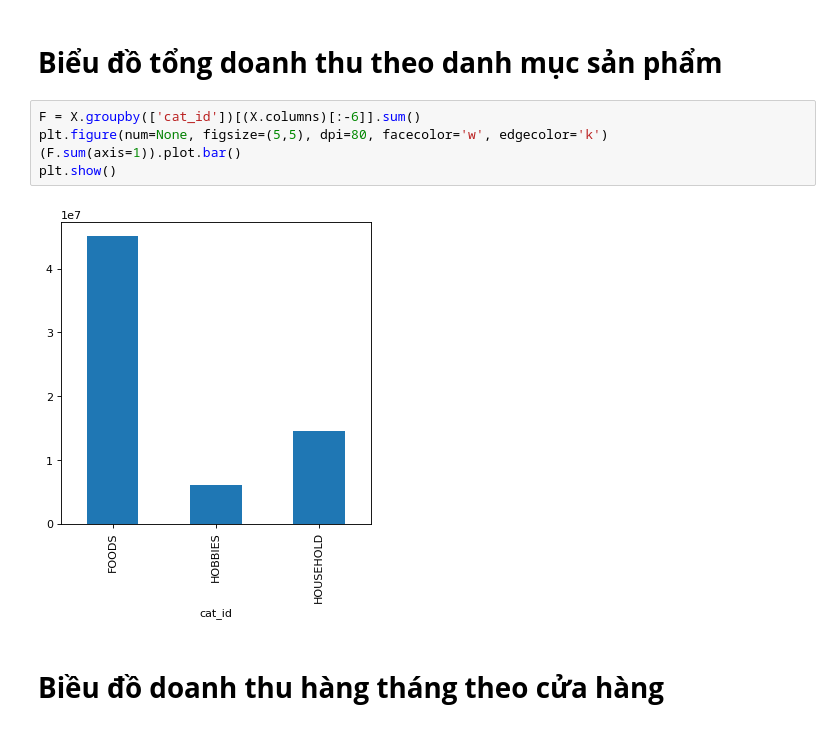
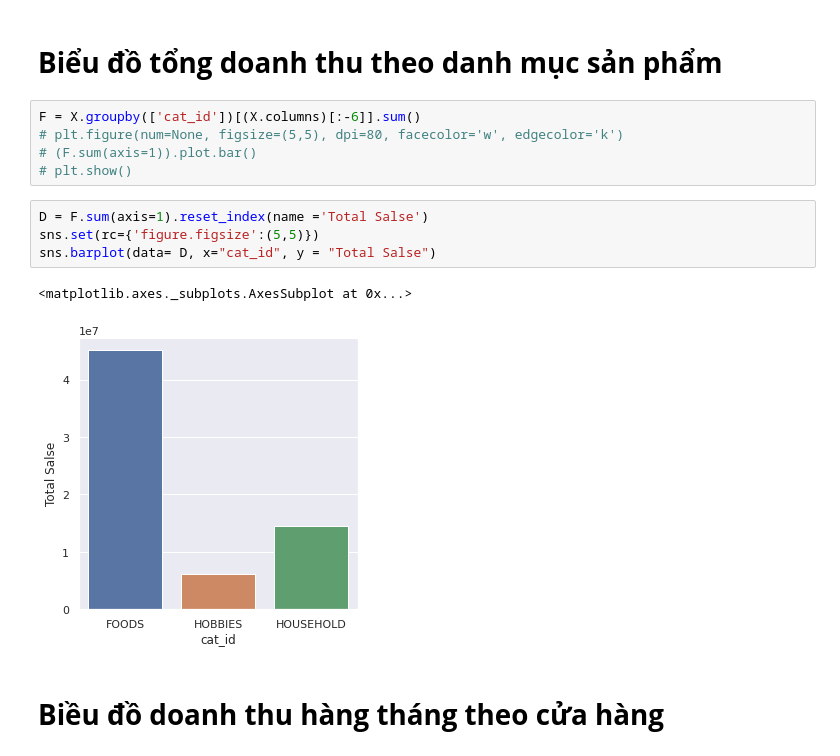
Before and after one commit to khanh22mse23057/python4engineer-assignments, a Jupyter notebook: Assignments2_Overview_M5_EDA.ipynb, the cells around one changed output. Saved outputs shown, nothing was run; the diff lists cells and outputs as text.

```diff
--- a/Assignments2_Overview_M5_EDA.ipynb
+++ b/Assignments2_Overview_M5_EDA.ipynb
@@ -154,11 +157,16 @@ plt.show()
 # **Biểu đồ tổng doanh thu theo danh mục sản phẩm**
 # %%
 F = X.groupby(['cat_id'])[(X.columns)[:-6]].sum()
-plt.figure(num=None, figsize=(5,5), dpi=80, facecolor='w', edgecolor='k')
-(F.sum(axis=1)).plot.bar()
-plt.show()
+# plt.figure(num=None, figsize=(5,5), dpi=80, facecolor='w', edgecolor='k')
+# (F.sum(axis=1)).plot.bar()
+# plt.show()
-# %% [output]
-[figure, removed]
+# %%
+D = F.sum(axis=1).reset_index(name ='Total Salse')
+sns.set(rc={'figure.figsize':(5,5)})
+sns.barplot(data= D, x="cat_id", y = "Total Salse")
+# %% [output]
+<matplotlib.axes._subplots.AxesSubplot at 0x...>
+[figure, added]
 # %% [markdown]
 # **Biều đồ doanh thu hàng tháng theo cửa hàng**
 # %%
```
Also changed, not shown: parts of 11 cells of this notebook.
